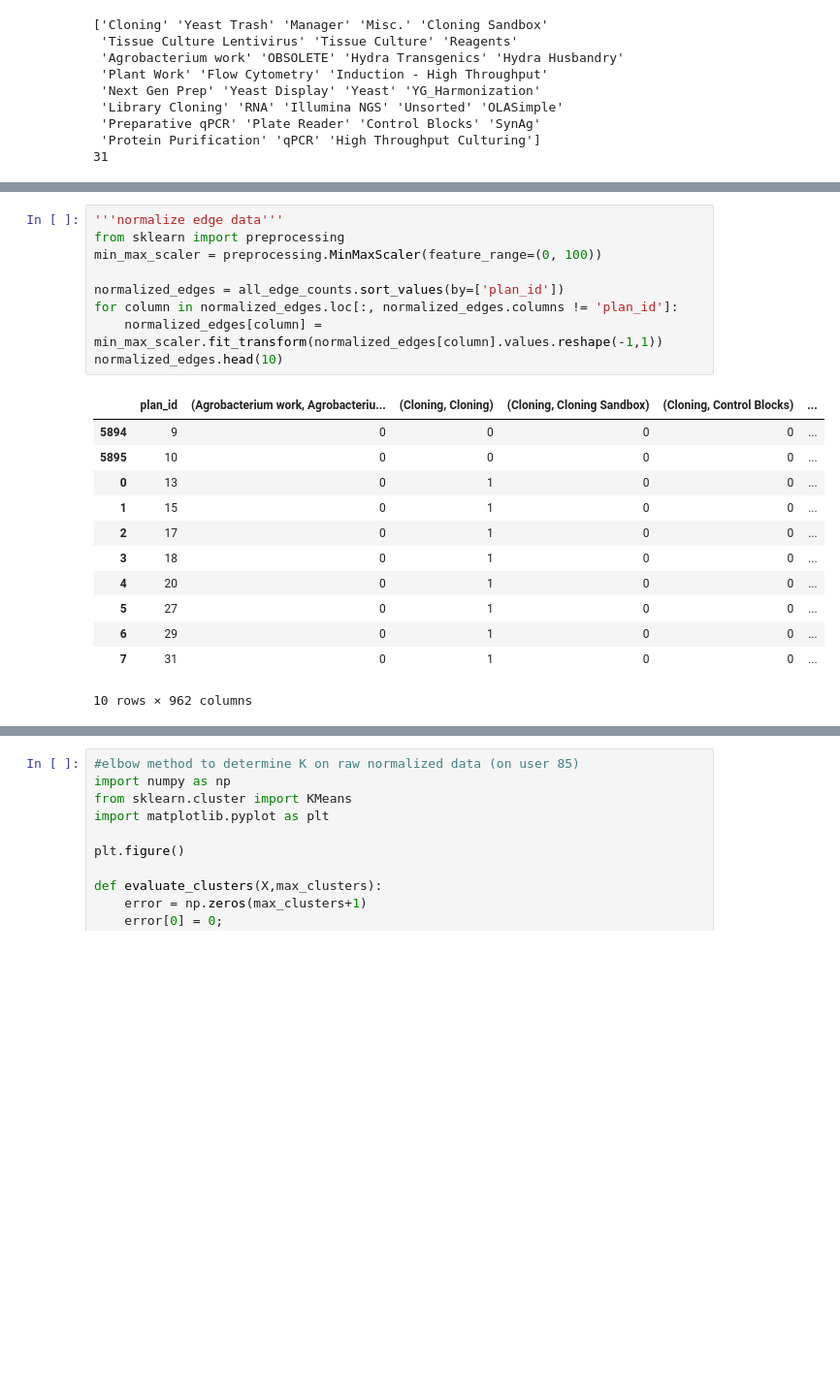
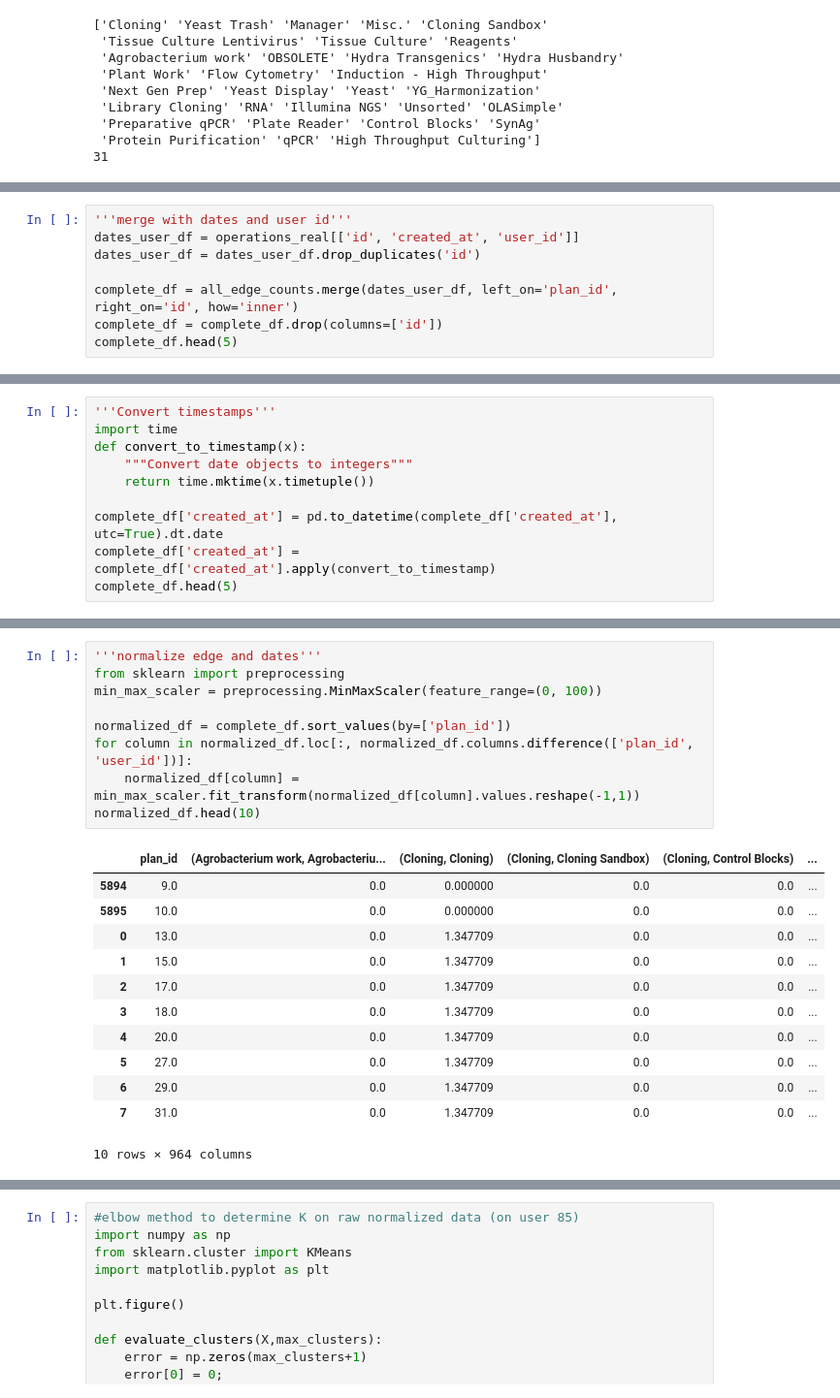
Before and after one commit to dany-fu/aq-data-analysis, a Jupyter notebook: cluster_plans_with_edges.ipynb, the cells around one changed output, grey strips where cells are left out. Shown: that part at 97% size. Saved outputs shown, nothing was run; the diff lists cells and outputs as text; blank space fills up the shorter version.

```diff
--- a/cluster_plans_with_edges.ipynb
+++ b/cluster_plans_with_edges.ipynb
@@ -224,0 +183,8 @@ all_edge_counts = all_edge_counts.fillna(0)
+# %%
+'''merge with dates and user id'''
+dates_user_df = operations_real[['id', 'created_at', 'user_id']]
+dates_user_df = dates_user_df.drop_duplicates('id')
+
+complete_df = all_edge_counts.merge(dates_user_df, left_on='plan_id', right_on='id', how='inner')
+complete_df = complete_df.drop(columns=['id'])
+complete_df.head(5)
@@ -224,0 +199,10 @@ all_edge_counts = all_edge_counts.fillna(0)
+# %%
+'''Convert timestamps'''
+import time
+def convert_to_timestamp(x):
+    """Convert date objects to integers"""
+    return time.mktime(x.timetuple())
+
+complete_df['created_at'] = pd.to_datetime(complete_df['created_at'], utc=True).dt.date
+complete_df['created_at'] = complete_df['created_at'].apply(convert_to_timestamp)
+complete_df.head(5)
@@ -225,22 +217,22 @@ all_edge_counts = all_edge_counts.fillna(0)
 # %%
-'''normalize edge data'''
+'''normalize edge and dates'''
 from sklearn import preprocessing
 min_max_scaler = preprocessing.MinMaxScaler(feature_range=(0, 100))
 
-normalized_edges = all_edge_counts.sort_values(by=['plan_id'])
-for column in normalized_edges.loc[:, normalized_edges.columns != 'plan_id']:
-    normalized_edges[column] = min_max_scaler.fit_transform(normalized_edges[column].values.reshape(-1,1))
-normalized_edges.head(10)
+normalized_df = complete_df.sort_values(by=['plan_id'])
+for column in normalized_df.loc[:, normalized_df.columns.difference(['plan_id', 'user_id'])]:
+    normalized_df[column] = min_max_scaler.fit_transform(normalized_df[column].values.reshape(-1,1))
+normalized_df.head(10)
 # %% [output]
 |  | plan_id | (Agrobacterium work, Agrobacteriu... | (Cloning, Cloning) | (Cloning, Cloning Sandbox) | (Cloning, Control Blocks) | ... |
-| 5894 | 9 | 0 | 0 | 0 | 0 | ... |
-| 5895 | 10 | 0 | 0 | 0 | 0 | ... |
-| 0 | 13 | 0 | 1 | 0 | 0 | ... |
-| 1 | 15 | 0 | 1 | 0 | 0 | ... |
-| 2 | 17 | 0 | 1 | 0 | 0 | ... |
-| 3 | 18 | 0 | 1 | 0 | 0 | ... |
-| 4 | 20 | 0 | 1 | 0 | 0 | ... |
-| 5 | 27 | 0 | 1 | 0 | 0 | ... |
-| 6 | 29 | 0 | 1 | 0 | 0 | ... |
-| 7 | 31 | 0 | 1 | 0 | 0 | ... |
+| 5894 | 9.0 | 0.0 | 0.000000 | 0.0 | 0.0 | ... |
+| 5895 | 10.0 | 0.0 | 0.000000 | 0.0 | 0.0 | ... |
+| 0 | 13.0 | 0.0 | 1.347709 | 0.0 | 0.0 | ... |
+| 1 | 15.0 | 0.0 | 1.347709 | 0.0 | 0.0 | ... |
+| 2 | 17.0 | 0.0 | 1.347709 | 0.0 | 0.0 | ... |
+| 3 | 18.0 | 0.0 | 1.347709 | 0.0 | 0.0 | ... |
+| 4 | 20.0 | 0.0 | 1.347709 | 0.0 | 0.0 | ... |
+| 5 | 27.0 | 0.0 | 1.347709 | 0.0 | 0.0 | ... |
+| 6 | 29.0 | 0.0 | 1.347709 | 0.0 | 0.0 | ... |
+| 7 | 31.0 | 0.0 | 1.347709 | 0.0 | 0.0 | ... |
-10 rows × 962 columns
+10 rows × 964 columns
```
Also changed, not shown: parts of 22 cells of this notebook.
